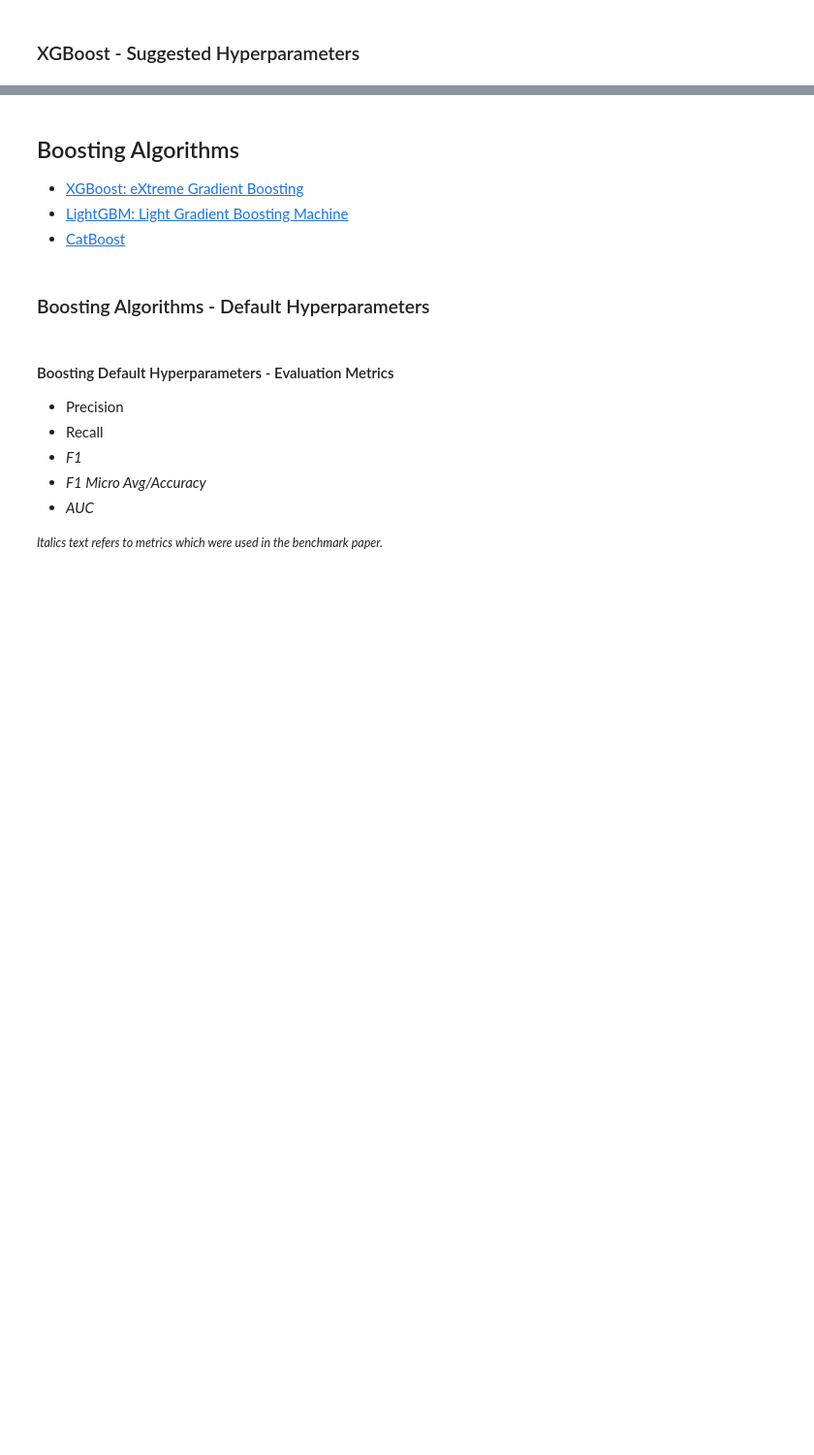
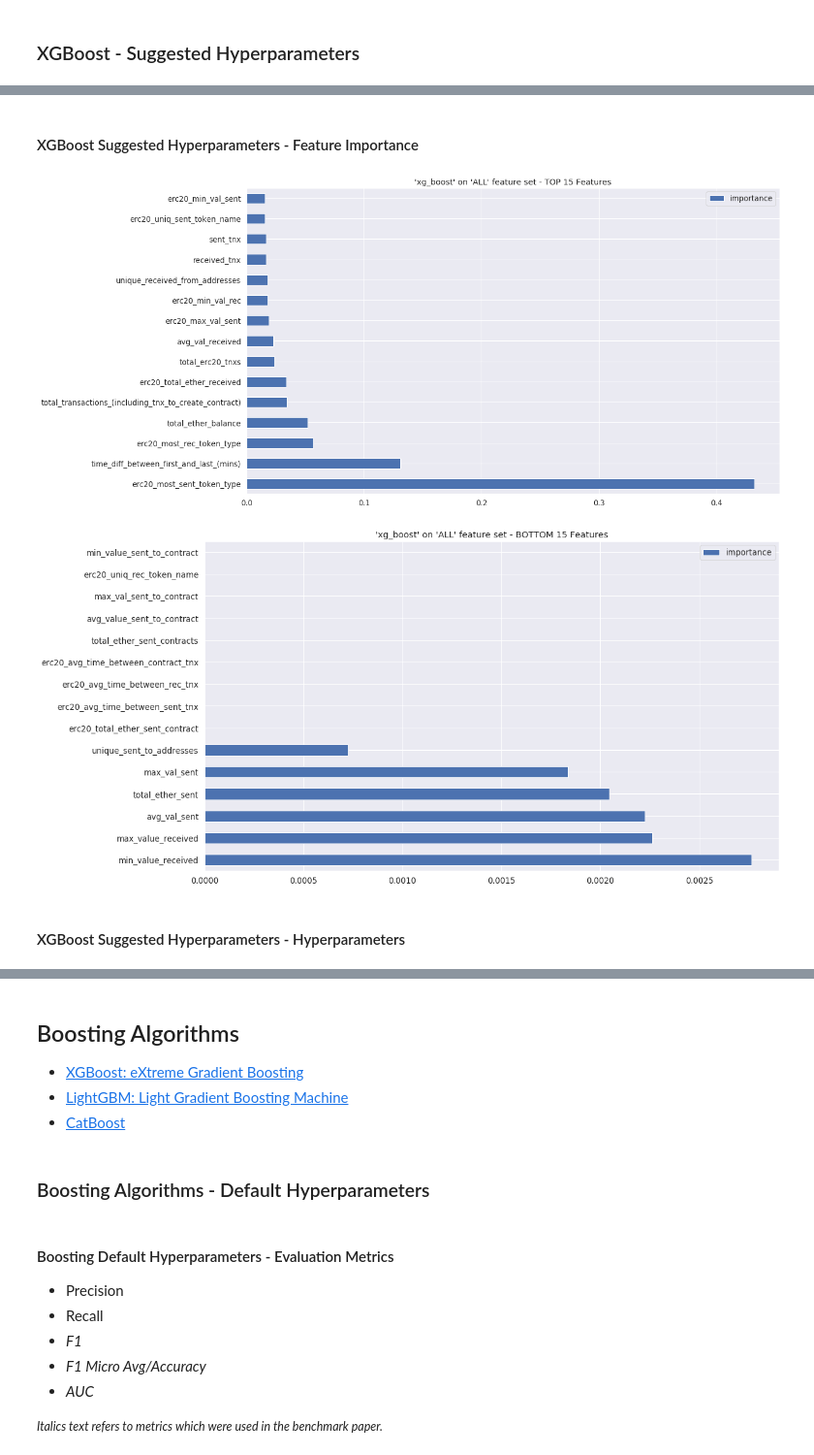
Before and after one commit to achmand/aml-crypto-graph, a Jupyter notebook: src/1.1_experiment_results.ipynb, the cells around one changed output, grey strips where cells are left out. Shown at 97% size. Drawn from its saved outputs; the diff is of its cells as text; code cells hidden in the pictures; blank space fills up the shorter version.

```diff
--- a/src/1.1_experiment_results.ipynb
+++ b/src/1.1_experiment_results.ipynb
@@ -83,0 +157,9 @@ print_model_params(benchmark_results)
+# %% [markdown]
+####  XGBoost Suggested Hyperparameters - Feature Importance
+# %%
+plot_feature_imp(benchmark_xgb_results, N_features)
+# %% [output]
+[figure, added]
+[figure, added]
+# %% [markdown]
+#### XGBoost Suggested Hyperparameters  - Hyperparameters
```
Also changed, not shown: parts of 30 cells of this notebook, 6 other files.
